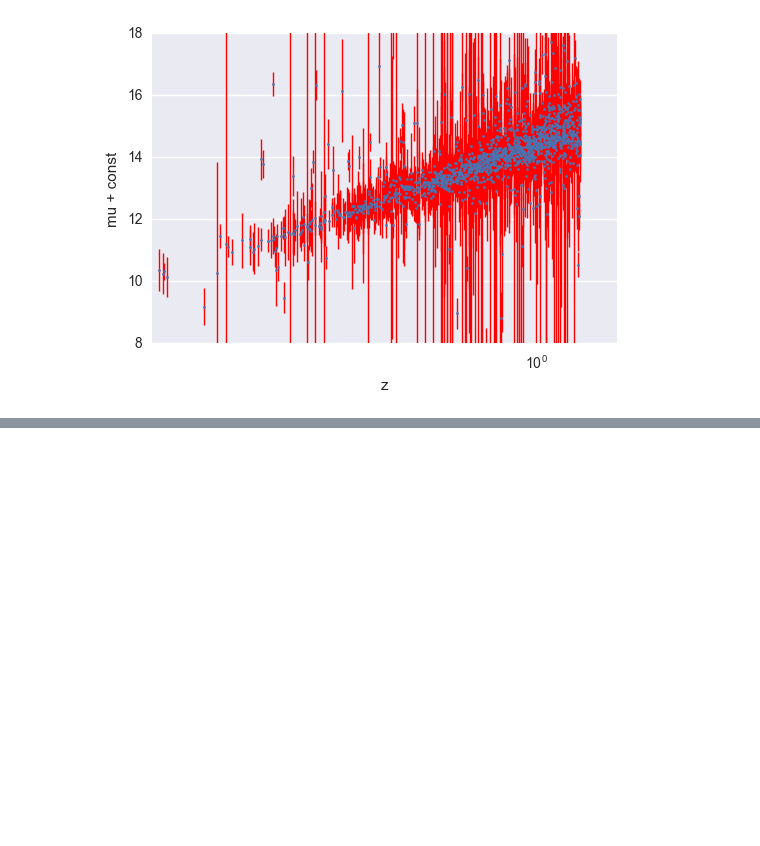
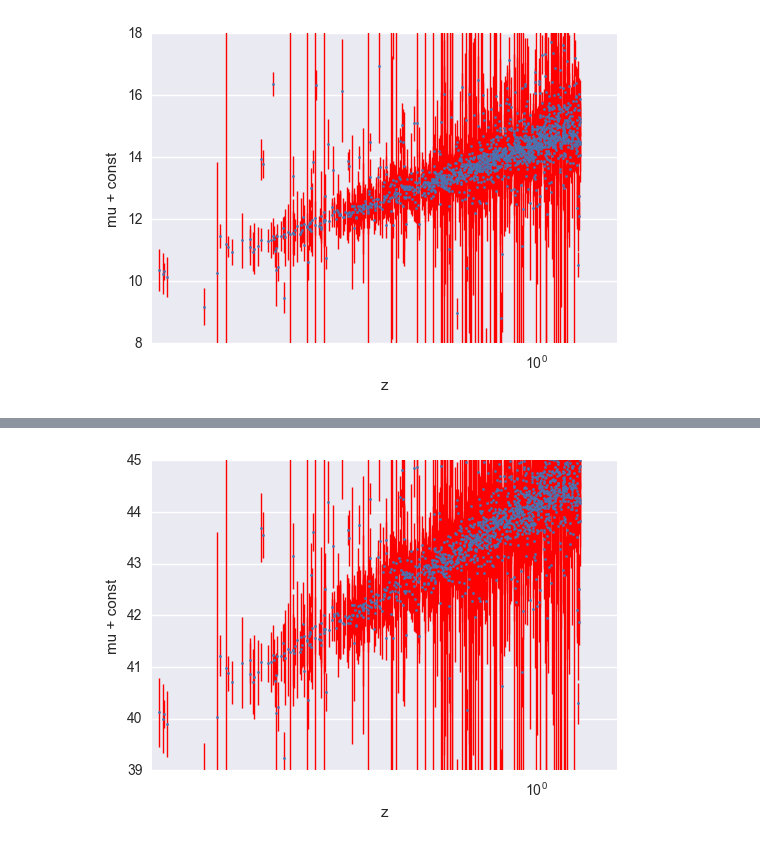
Before and after one commit to rbiswas4/AnalyzeSN, a Jupyter notebook: notebooks/Hubble Diagram.ipynb, the cells around one changed output, grey strips where cells are left out. Cells and saved outputs as stored; diff of their text form; code cells hidden in the pictures; blank space fills up the shorter version.

```diff
--- a/notebooks/Hubble Diagram.ipynb
+++ b/notebooks/Hubble Diagram.ipynb
@@ -46,0 +92,9 @@ plt.ylim((8,18));
+# %%
+plt.errorbar(z, mu+const, yerr=np.sqrt(mu_var), fmt='o', ecolor='r', elinewidth=1, ms=2)
+plt.xlabel('z')
+plt.xscale('log')
+plt.ylabel('mu + const')
+plt.xlim((0.2,1.4))
+plt.ylim((39,45));
+# %% [output]
+[figure, added]
```
Also changed, not shown: parts of 3 cells of this notebook.
